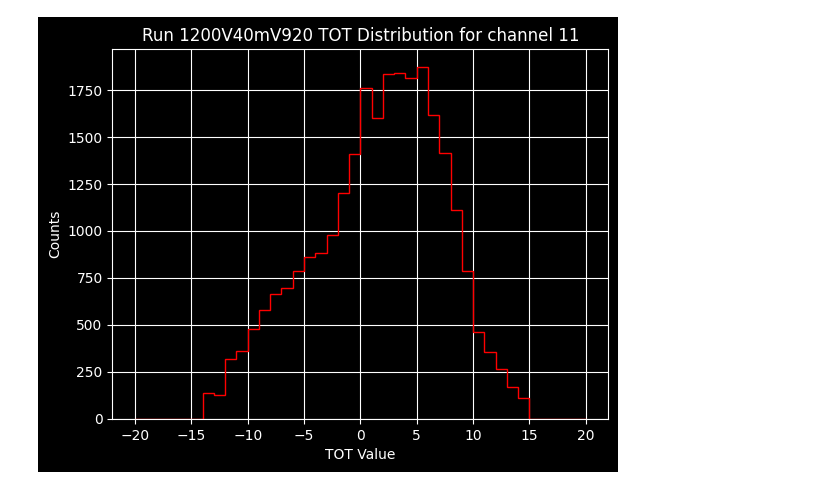
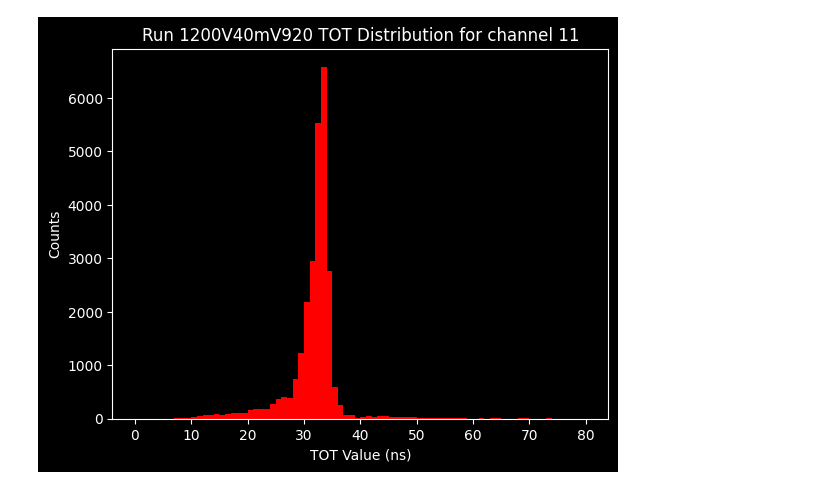
Before and after one commit to deankarlen/hk_fd2, a Jupyter notebook: timing_202603.ipynb, the cells around one changed output. Drawn from its saved outputs; the diff is of its cells as text; code cells hidden in the pictures.

```diff
--- a/timing_202603.ipynb
+++ b/timing_202603.ipynb
@@ -125,18 +151,16 @@ plt.show()
+# %%
+run_name='1200V40mV920'
+channel = 11
+data = get_data(run_name=run_name, channel=channel)
 # %%
 # plot tot distribution for the first active channel
-ic = 0
-mask = (channel_values == channels[ic])
-plt.hist(tot_values[mask], bins=40, range=(-20, 20), histtype='step', color='red')
-# overlay a vertical line for the threshold
-# plt.axvline(threshold, color='black', linestyle='--', label='Threshold')
-#plt.legend()
-#plt.yscale('log')
-plt.xlabel('TOT Value')
+plt.hist(data['tots'], bins=80, range=(0, 80), color='red')
+
+plt.xlabel('TOT Value (ns)')
 plt.ylabel('Counts')
-plt.title(f'Run {run_name} TOT Distribution for channel {channels[ic]}')
-plt.grid(True)
-plt.savefig(f'I:/fd2_analyses/tot_distribution_run{run_name}_chan{channels[ic]:02d}.png')
+plt.title(f'Run {run_name} TOT Distribution for channel {channel}')
+plt.savefig(f'I:/fd2_analyses/tot_distribution_run{run_name}_chan{channel:02d}.png')
 plt.show()
 # %% [output]
-[figure, old version]
+[figure, new version]
 # %%
```
Also changed, not shown: parts of 28 cells of this notebook.
